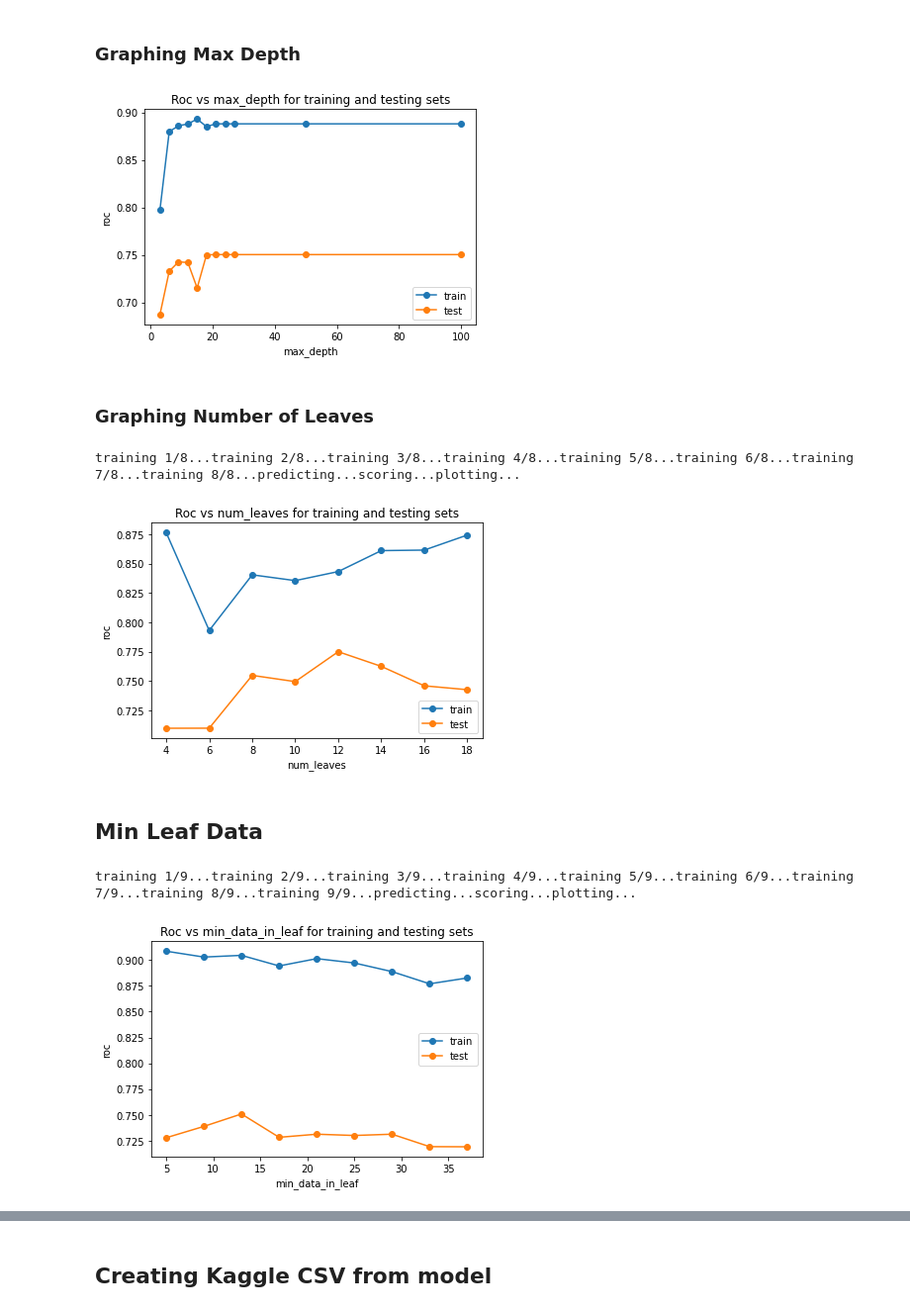
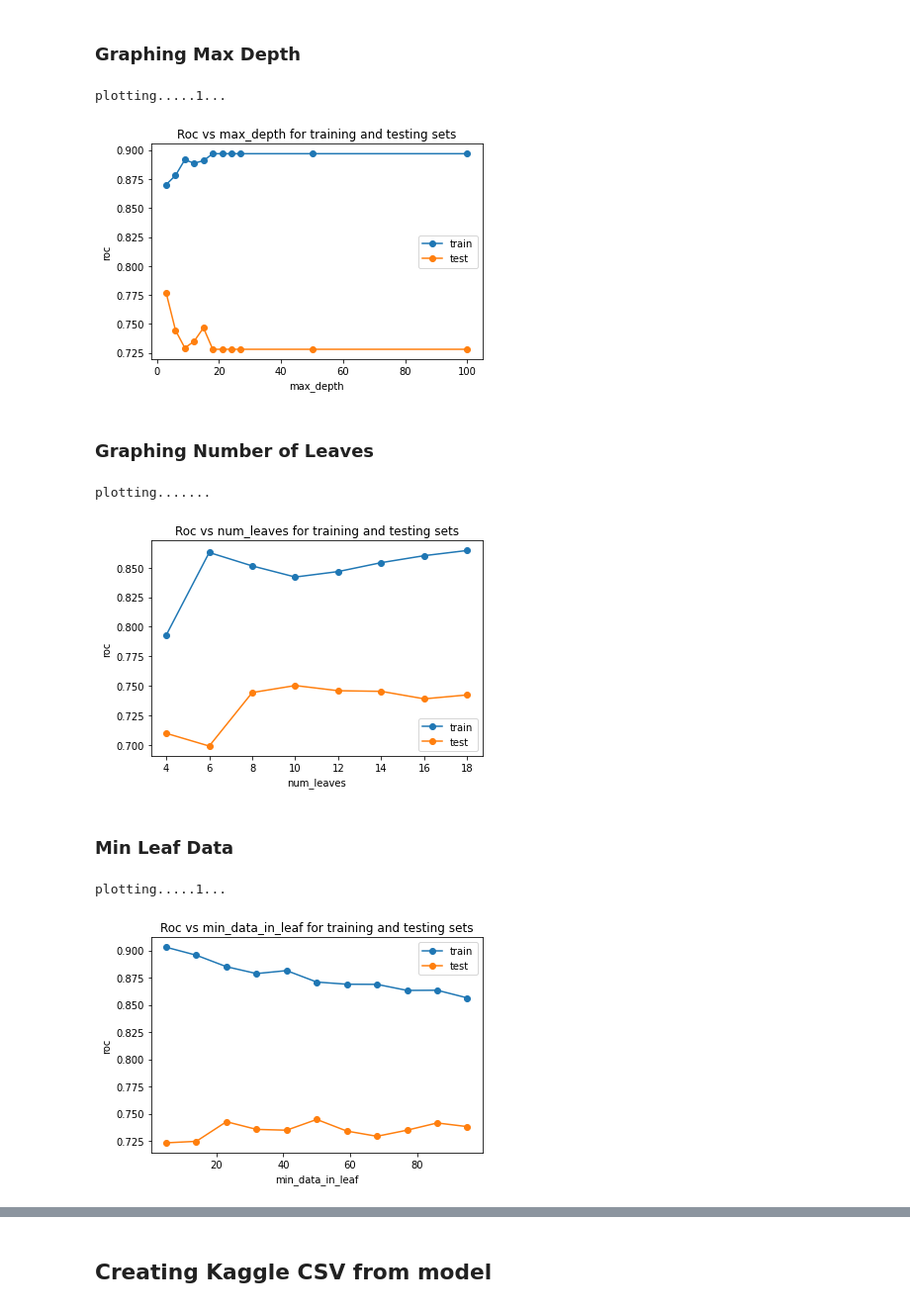
Before and after one commit to JoryAnderson/Loan-Default, a Jupyter notebook: notebooks/LGBM_hyperparameterization.ipynb, the cells around one changed output, grey strips where cells are left out. Shown at 99% size. Cells and saved outputs as stored; diff of their text form; code cells hidden in the pictures.

Commit message:
updated hyperparameterization to work with feature eng dataset

```diff
--- a/notebooks/LGBM_hyperparameterization.ipynb
+++ b/notebooks/LGBM_hyperparameterization.ipynb
@@ -24,7 +24,7 @@ import lightgbm as lgbm
 # %% [markdown]
 ## Processing and importing data
 # %%
-dataset = pd.read_csv("application_train.csv")
+dataset = pd.read_csv("train_feat_eng.csv")
 # %%
 data = pd.get_dummies(dataset)
 data = data.rename(columns = lambda x:re.sub('[^A-Za-z0-9_]+', '', x))
@@ -72,21 +72,22 @@ max_depths.append(50)
 max_depths.append(100)
 test_lgbm_params("max_depth", max_depths);
 # %% [output]
+plotting.....1...
-[figure, old version]
+[figure, new version]
 # %% [markdown]
 ### Graphing Number of Leaves
 # %%
 num_leaves = [x for x in range(4,20,2)]
 test_lgbm_params("num_leaves", num_leaves);
 # %% [output]
-training 1/8...training 2/8...training 3/8...training 4/8...training 5/8...training 6/8...training 7/8...training 8/8...predicting...scoring...plotting...
+plotting.......
-[figure, old version]
+[figure, new version]
 # %% [markdown]
-## Min Leaf Data
+### Min Leaf Data
 # %%
-min_leaf_data = [x for x in range(5,40,4)]
+min_leaf_data = [x for x in range(5,100,9)]
 test_lgbm_params("min_data_in_leaf", min_leaf_data);
 # %% [output]
-training 1/9...training 2/9...training 3/9...training 4/9...training 5/9...training 6/9...training 7/9...training 8/9...training 9/9...predicting...scoring...plotting...
+plotting.....1...
-[figure, old version]
+[figure, new version]
 # %% [markdown]
```
Also changed, not shown: parts of 7 cells of this notebook.
